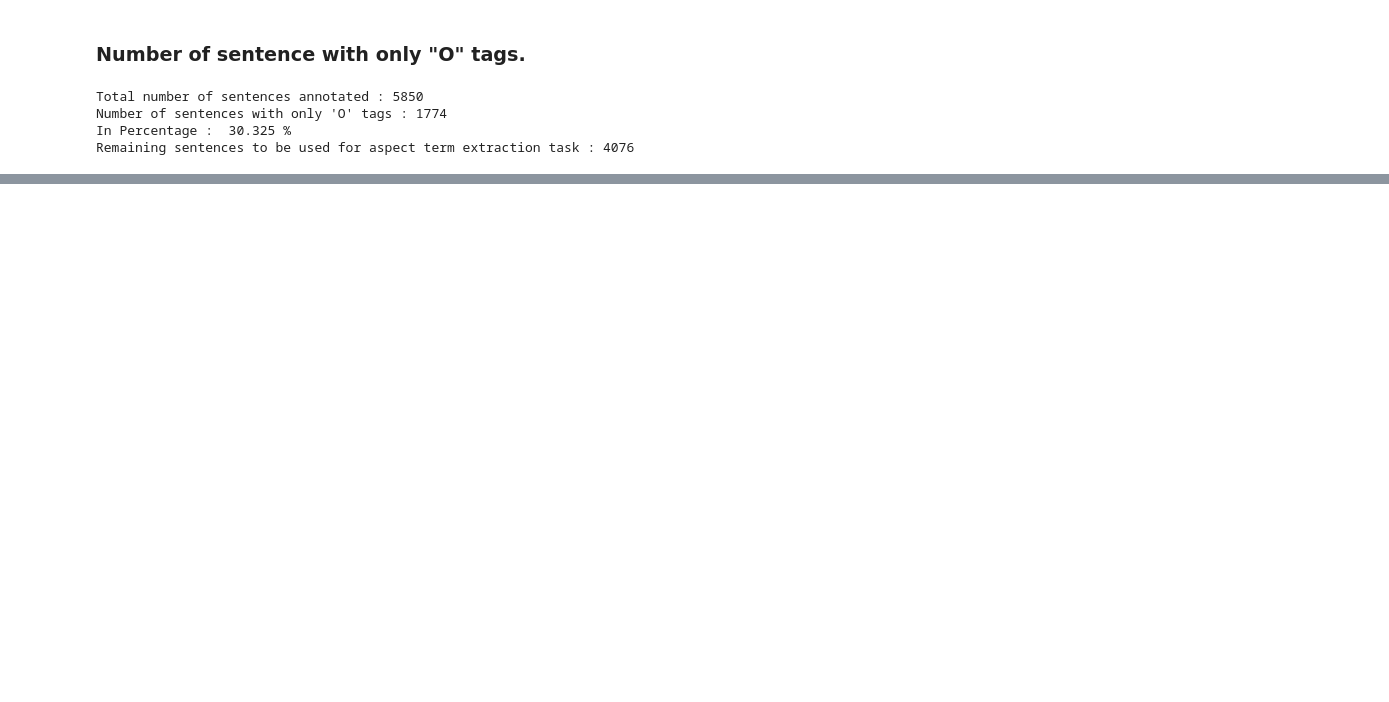
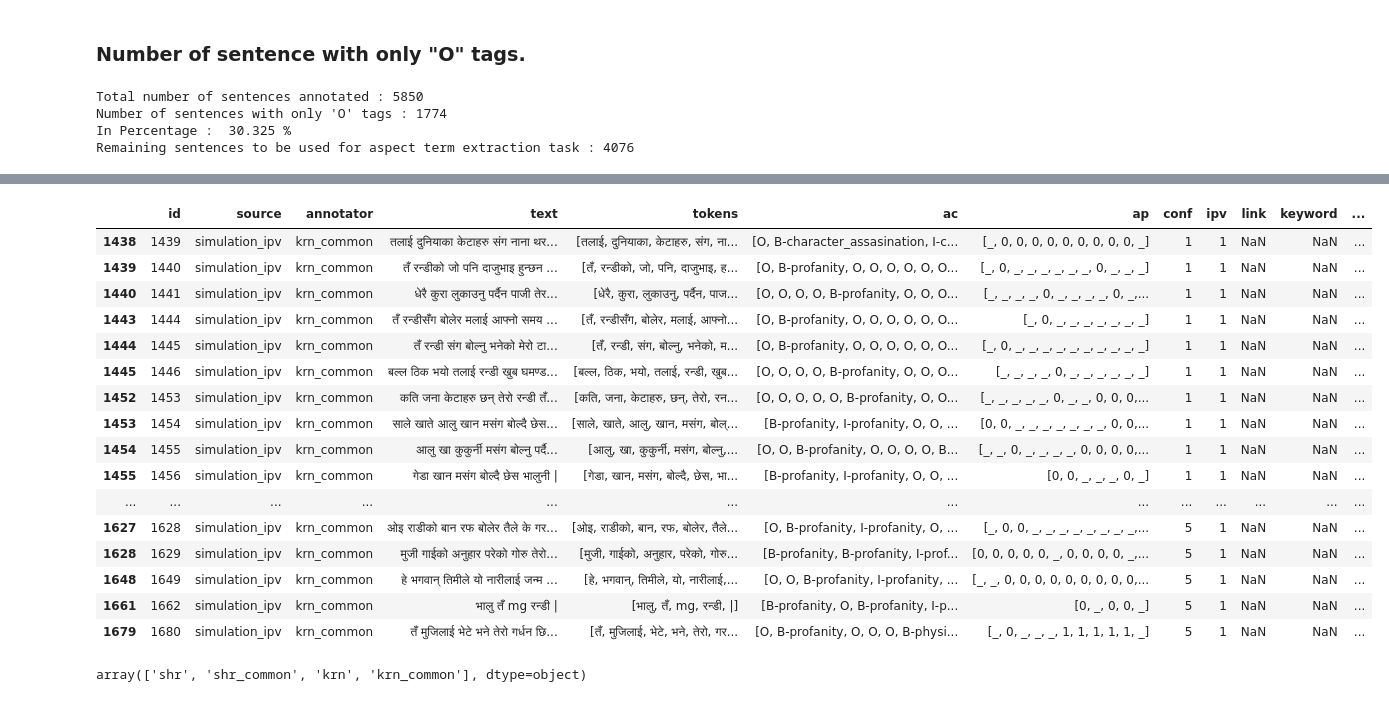
Before and after one commit to naamiinepal/IPV-detection, a Jupyter notebook: annotation/notebooks_annotation/analysis_overall.ipynb, the cells around one changed output, grey strips where cells are left out. Saved outputs shown, nothing was run; the diff lists cells and outputs as text; code cells hidden in the pictures; blank space fills up the shorter version.

```diff
--- a/annotation/notebooks_annotation/analysis_overall.ipynb
+++ b/annotation/notebooks_annotation/analysis_overall.ipynb
@@ -139,0 +302,24 @@ Remaining sentences to be used for aspect term extraction task : 4076
+# %%
+ipv_non_confident[ipv_non_confident['annotator'] == 'krn_common']
+# %% [output]
+|  | id | source | annotator | text | tokens | ac | ap | conf | ipv | link | keyword | ... |
+| 1438 | 1439 | simulation_ipv | krn_common | तलाई दुनियाका केटाहरु संग नाना थर... | [तलाई, दुनियाका, केटाहरु, संग, ना... | [O, B-character_assasination, I-c... | [_, 0, 0, 0, 0, 0, 0, 0, 0, 0, _] | 1 | 1 | NaN | NaN | ... |
+| 1439 | 1440 | simulation_ipv | krn_common | तँ रन्डीको जो पनि दाजुभाइ हुन्छन ... | [तँ, रन्डीको, जो, पनि, दाजुभाइ, ह... | [O, B-profanity, O, O, O, O, O, O... | [_, 0, _, _, _, _, _, _, 0, _, _, _] | 1 | 1 | NaN | NaN | ... |
+| 1440 | 1441 | simulation_ipv | krn_common | धेरै कुरा लुकाउनु पर्दैन पाजी तेर... | [धेरै, कुरा, लुकाउनु, पर्दैन, पाज... | [O, O, O, O, B-profanity, O, O, O... | [_, _, _, _, 0, _, _, _, _, 0, _,... | 1 | 1 | NaN | NaN | ... |
+| 1443 | 1444 | simulation_ipv | krn_common | तँ रन्डीसँग बोलेर मलाई आफ्नो समय ... | [तँ, रन्डीसँग, बोलेर, मलाई, आफ्नो... | [O, B-profanity, O, O, O, O, O, O... | [_, 0, _, _, _, _, _, _, _] | 1 | 1 | NaN | NaN | ... |
+| 1444 | 1445 | simulation_ipv | krn_common | तँ रन्डी संग बोल्नु भनेको मेरो टा... | [तँ, रन्डी, संग, बोल्नु, भनेको, म... | [O, B-profanity, O, O, O, O, O, O... | [_, 0, _, _, _, _, _, _, _, _, _, _] | 1 | 1 | NaN | NaN | ... |
+| 1445 | 1446 | simulation_ipv | krn_common | बल्ल ठिक भयो तलाई रन्डी खुब घमण्ड... | [बल्ल, ठिक, भयो, तलाई, रन्डी, खुब... | [O, O, O, O, B-profanity, O, O, O... | [_, _, _, _, 0, _, _, _, _, _, _] | 1 | 1 | NaN | NaN | ... |
+| 1452 | 1453 | simulation_ipv | krn_common | कति जना केटाहरु छन् तेरो रन्डी तँ... | [कति, जना, केटाहरु, छन्, तेरो, रन... | [O, O, O, O, O, B-profanity, O, O... | [_, _, _, _, _, 0, _, _, 0, 0, 0,... | 1 | 1 | NaN | NaN | ... |
+| 1453 | 1454 | simulation_ipv | krn_common | साले खाते आलु खान मसंग बोल्दै छेस... | [साले, खाते, आलु, खान, मसंग, बोल्... | [B-profanity, I-profanity, O, O, ... | [0, 0, _, _, _, _, _, _, _, 0, 0,... | 1 | 1 | NaN | NaN | ... |
+| 1454 | 1455 | simulation_ipv | krn_common | आलु खा कुकुर्नी मसंग बोल्नु पर्दै... | [आलु, खा, कुकुर्नी, मसंग, बोल्नु,... | [O, O, B-profanity, O, O, O, O, B... | [_, _, 0, _, _, _, _, 0, 0, 0, 0,... | 1 | 1 | NaN | NaN | ... |
+| 1455 | 1456 | simulation_ipv | krn_common | गेडा खान मसंग बोल्दै छेस भालुनी | | [गेडा, खान, मसंग, बोल्दै, छेस, भा... | [B-profanity, I-profanity, O, O, ... | [0, 0, _, _, _, 0, _] | 1 | 1 | NaN | NaN | ... |
+| ... | ... | ... | ... | ... | ... | ... | ... | ... | ... | ... | ... | ... |
+| 1627 | 1628 | simulation_ipv | krn_common | ओइ राडीको बान रफ बोलेर तैले के गर... | [ओइ, राडीको, बान, रफ, बोलेर, तैले... | [O, B-profanity, I-profanity, O, ... | [_, 0, 0, _, _, _, _, _, _, _, _,... | 5 | 1 | NaN | NaN | ... |
+| 1628 | 1629 | simulation_ipv | krn_common | मुजी गाईको अनुहार परेको गोरु तेरो... | [मुजी, गाईको, अनुहार, परेको, गोरु... | [B-profanity, B-profanity, I-prof... | [0, 0, 0, 0, 0, _, 0, 0, 0, 0, _,... | 5 | 1 | NaN | NaN | ... |
+| 1648 | 1649 | simulation_ipv | krn_common | हे भगवान् तिमीले यो नारीलाई जन्म ... | [हे, भगवान्, तिमीले, यो, नारीलाई,... | [O, O, B-profanity, I-profanity, ... | [_, _, 0, 0, 0, 0, 0, 0, 0, 0, 0,... | 5 | 1 | NaN | NaN | ... |
+| 1661 | 1662 | simulation_ipv | krn_common | भालु तँ mg रन्डी | | [भालु, तँ, mg, रन्डी, |] | [B-profanity, O, B-profanity, I-p... | [0, _, 0, 0, _] | 5 | 1 | NaN | NaN | ... |
+| 1679 | 1680 | simulation_ipv | krn_common | तँ मुजिलाई भेटे भने तेरो गर्धन छि... | [तँ, मुजिलाई, भेटे, भने, तेरो, गर... | [O, B-profanity, O, O, O, B-physi... | [_, 0, _, _, _, 1, 1, 1, 1, 1, _] | 5 | 1 | NaN | NaN | ... |
+# %%
+df.annotator.unique()
+# %% [output]
+array(['shr', 'shr_common', 'krn', 'krn_common'], dtype=object)
```
Also changed, not shown: parts of 26 cells of this notebook.
